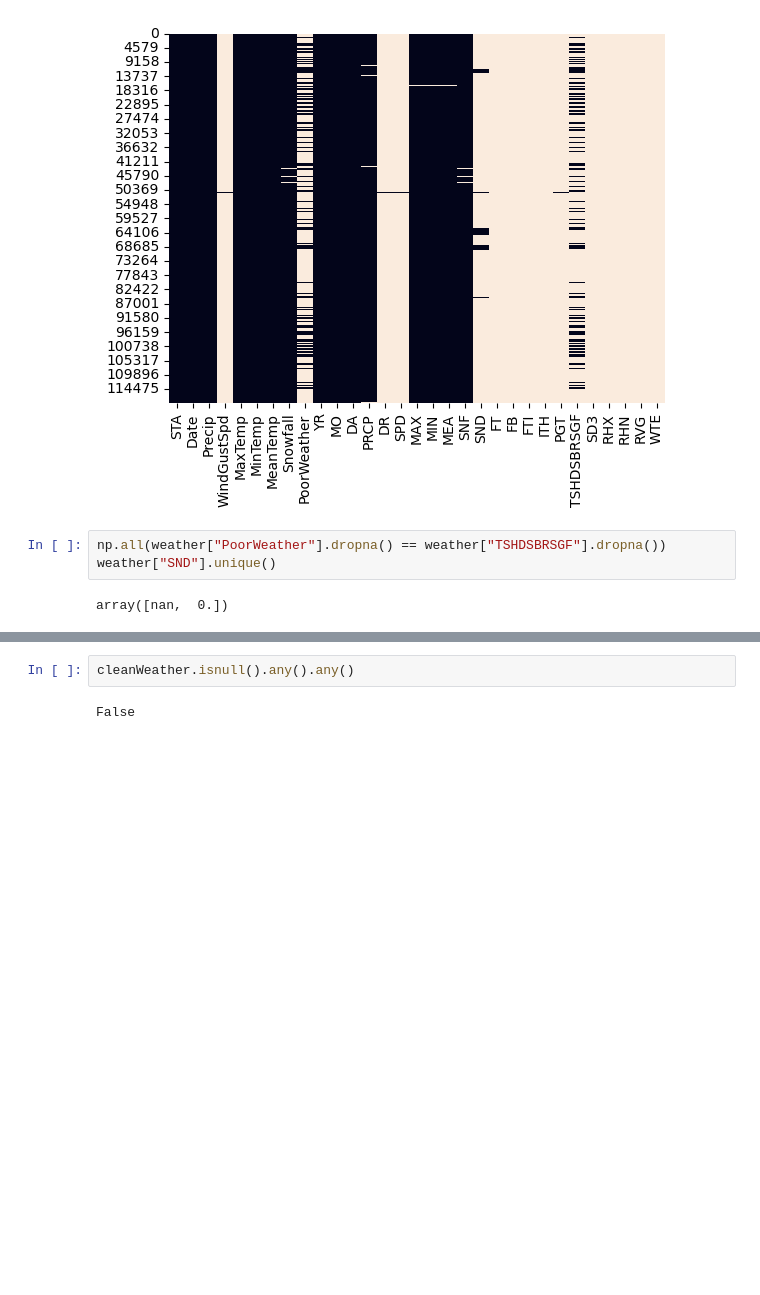
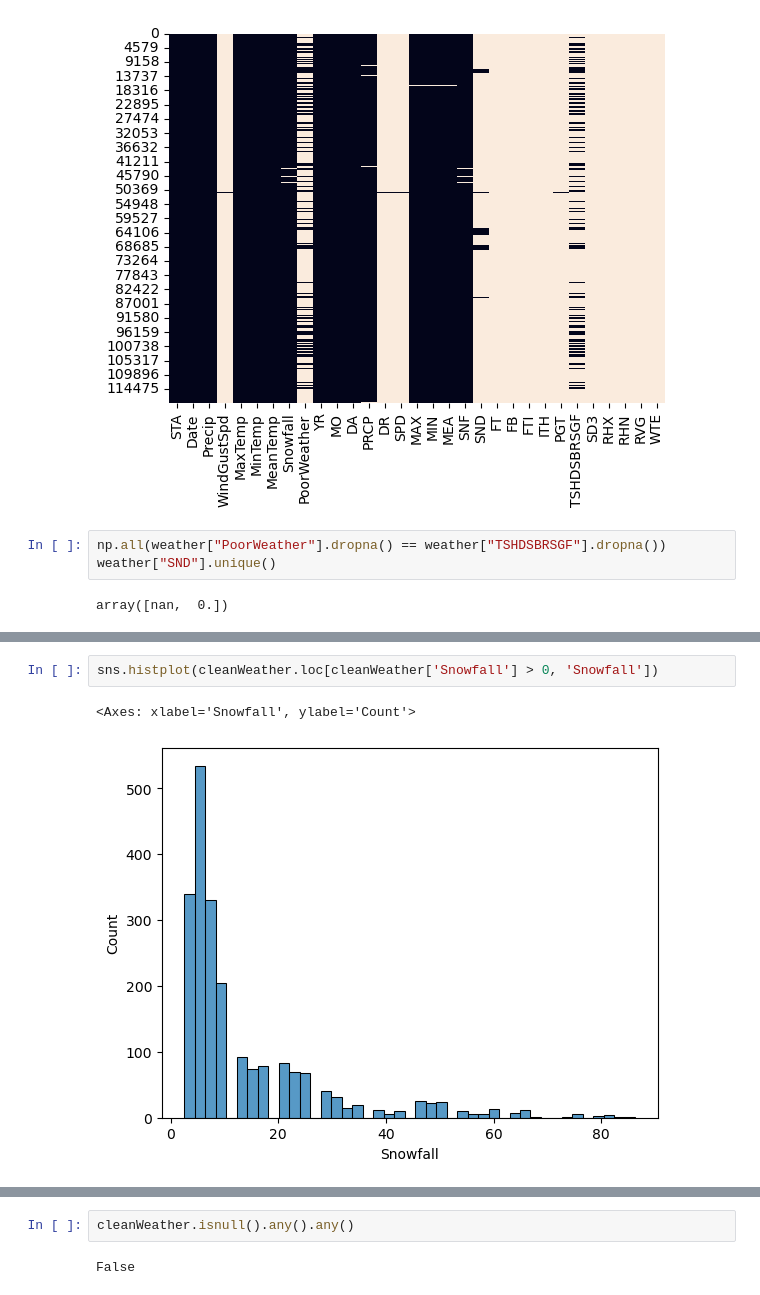
Before and after one commit to jvan809/2025-Phase-2, a Jupyter notebook: Part2/part2_submission.ipynb, the cells around one changed output, grey strips where cells are left out. Drawn from its saved outputs; the diff is of its cells as text; blank space fills up the shorter version.

```diff
--- a/Part2/part2_submission.ipynb
+++ b/Part2/part2_submission.ipynb
@@ -65 +114,6 @@ See the caveats in the documentation: https://pandas.pydata.org/pandas-docs/stab
+# %%
+sns.histplot(cleanWeather.loc[cleanWeather['Snowfall'] > 0, 'Snowfall'])
+# %% [output]
+<Axes: xlabel='Snowfall', ylabel='Count'>
+[figure, added]
 # %%
```
Also changed, not shown: parts of 17 cells of this notebook, 1 other file.
